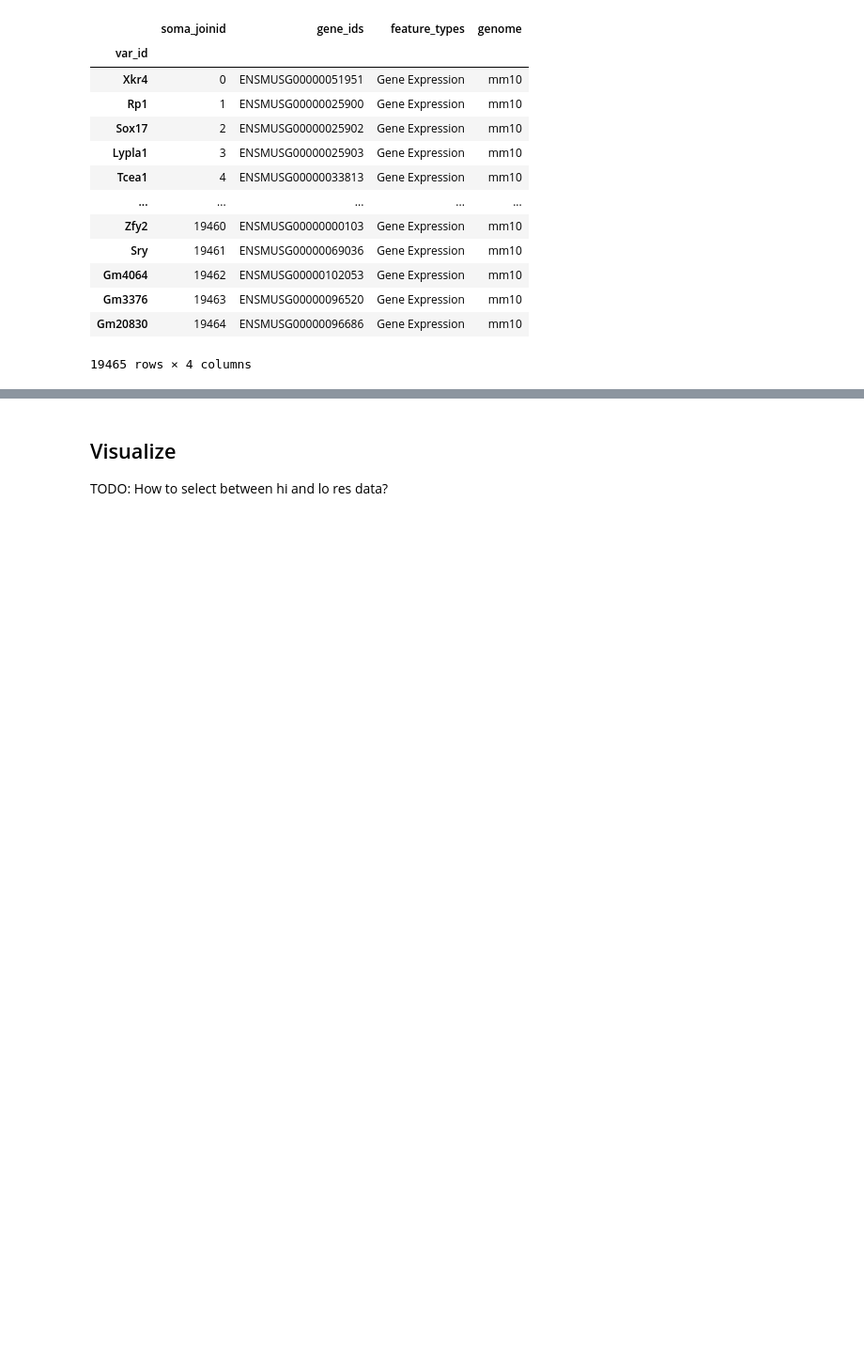
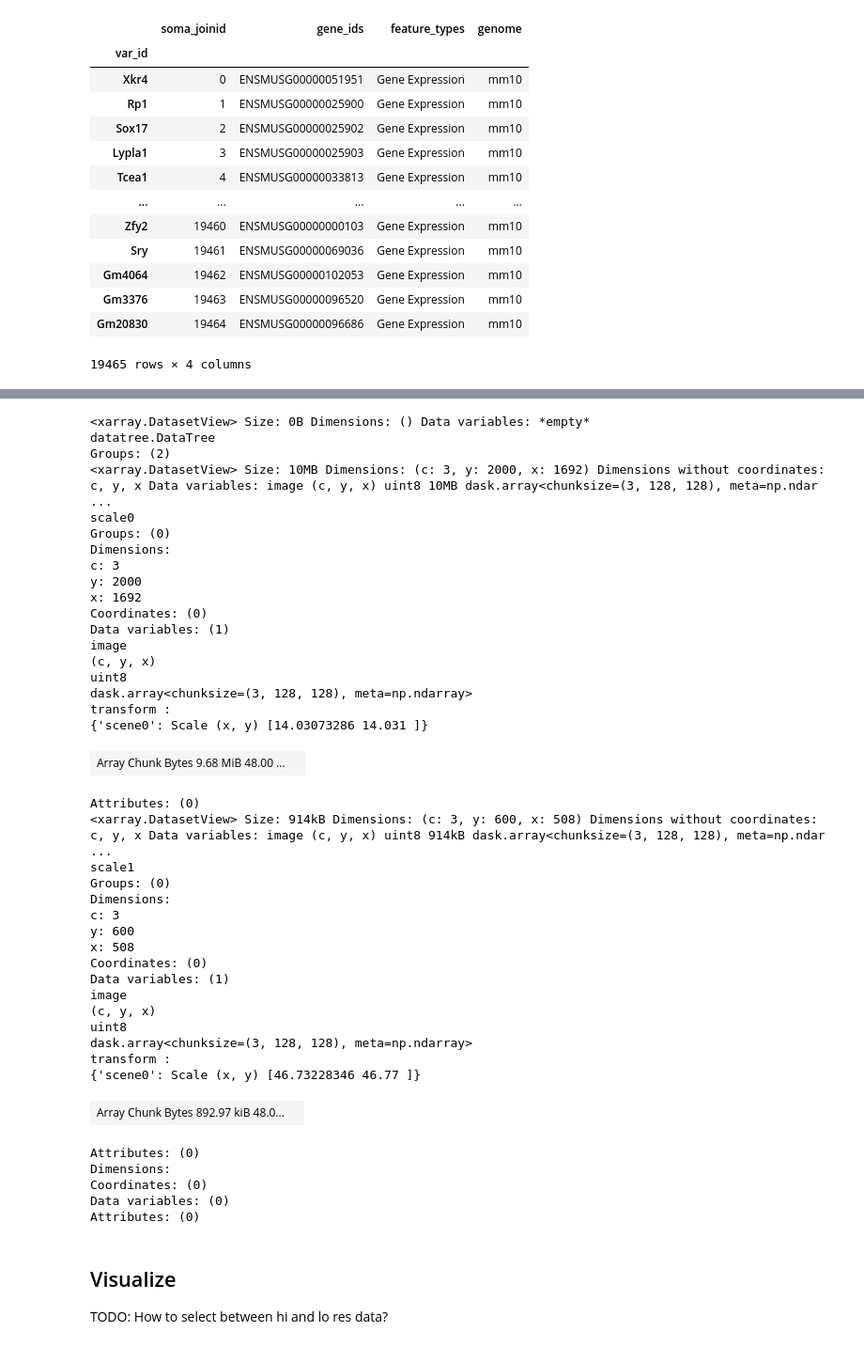
Before and after one commit to aaronwolen/soma-spatialdata-compat, a Jupyter notebook: notebooks/tiledbsoma-spatialdata-compatibility.ipynb, the cells around one changed output, grey strips where cells are left out. Shown at 94% size. Drawn from its saved outputs; the diff is of its cells as text; code cells hidden in the pictures; blank space fills up the shorter version.

```diff
--- a/notebooks/tiledbsoma-spatialdata-compatibility.ipynb
+++ b/notebooks/tiledbsoma-spatialdata-compatibility.ipynb
@@ -172,0 +182,4 @@ sdata.tables[MEASUREMENT_NAME].var
+# %%
+images = sdata.images
+print(f"Images is a {type(images)} with {len(images)} image(s)")
+images
@@ -173,3 +199,47 @@ sdata.tables[MEASUREMENT_NAME].var
+# %%
+images.get(list(images.keys())[0])
+# %% [output]
+<xarray.DatasetView> Size: 0B Dimensions: () Data variables: *empty*
+datatree.DataTree
+Groups: (2)
+<xarray.DatasetView> Size: 10MB Dimensions: (c: 3, y: 2000, x: 1692) Dimensions without coordinates: c, y, x Data variables: image (c, y, x) uint8 10MB dask.array<chunksize=(3, 128, 128), meta=np.ndar ...
+scale0
+Groups: (0)
+Dimensions:
+c: 3
+y: 2000
+x: 1692
+Coordinates: (0)
+Data variables: (1)
+image
+(c, y, x)
+uint8
+dask.array<chunksize=(3, 128, 128), meta=np.ndarray>
+transform :
+{'scene0': Scale (x, y) [14.03073286 14.031 ]}
+| Array Chunk Bytes 9.68 MiB 48.00 ... |  |
+Attributes: (0)
+<xarray.DatasetView> Size: 914kB Dimensions: (c: 3, y: 600, x: 508) Dimensions without coordinates: c, y, x Data variables: image (c, y, x) uint8 914kB dask.array<chunksize=(3, 128, 128), meta=np.ndar ...
+scale1
+Groups: (0)
+Dimensions:
+c: 3
+y: 600
+x: 508
+Coordinates: (0)
+Data variables: (1)
+image
+(c, y, x)
+uint8
+dask.array<chunksize=(3, 128, 128), meta=np.ndarray>
+transform :
+{'scene0': Scale (x, y) [46.73228346 46.77 ]}
+| Array Chunk Bytes 892.97 kiB 48.0... |  |
+Attributes: (0)
+Dimensions:
+Coordinates: (0)
+Data variables: (0)
+Attributes: (0)
 # %% [markdown]
 ## Visualize
 
```
Also changed, not shown: parts of 10 cells of this notebook, 1 other file.
